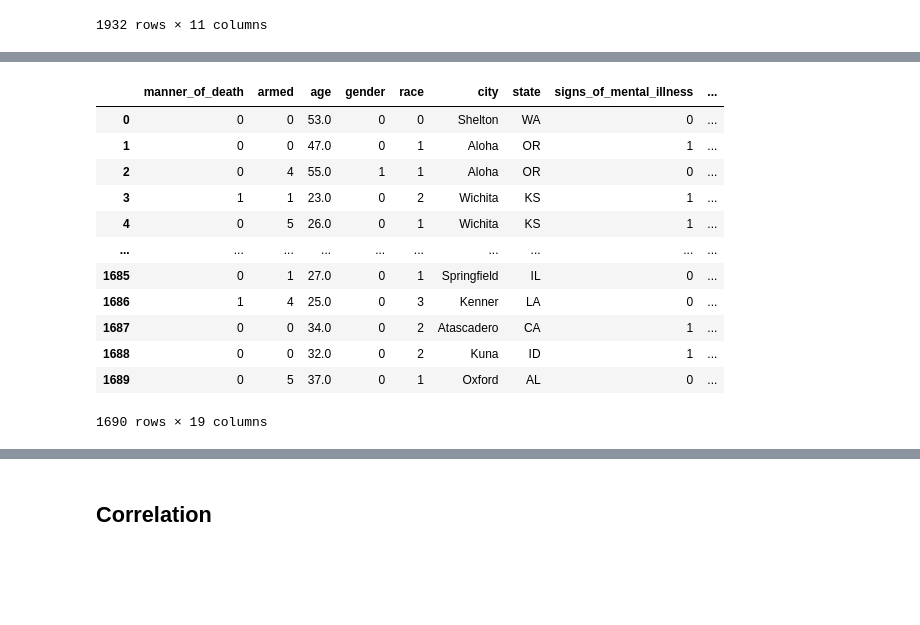
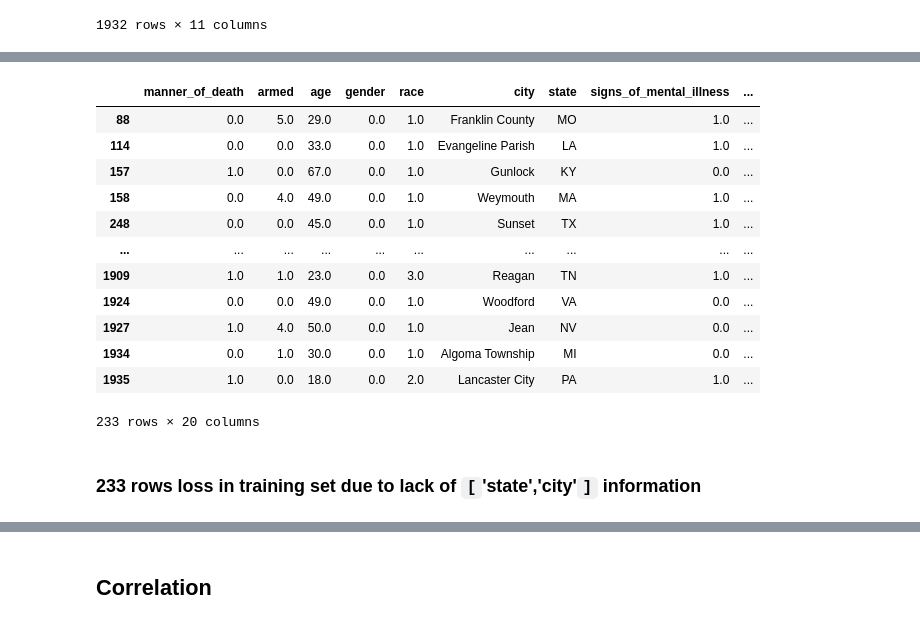
Before and after one commit to xudyang1/data_science_project, a Jupyter notebook: 05_07_update.ipynb, the cells around one changed output, grey strips where cells are left out. Saved outputs shown, nothing was run; the diff lists cells and outputs as text; code cells hidden in the pictures; blank space fills up the shorter version.

```diff
--- a/05_07_update.ipynb
+++ b/05_07_update.ipynb
@@ -134,9 +130,9 @@ memory usage: 1.6+ MB
 # %%
 # merge poverty, edu, race, and income based on Geographic Area and City
 keys = ['Geographic Area', 'City']
-merged = pd.merge(edu, income,on=keys)
-merged = pd.merge(merged, poverty, on=keys)
-merged = pd.merge(merged, race, on=keys)
+merged = pd.merge(edu, income,on=keys, how='outer')
+merged = pd.merge(merged, poverty, on=keys, how='outer')
+merged = pd.merge(merged, race, on=keys, how='outer')
 merged.info()
 # %% [output]
 <class 'pandas.core.frame.DataFrame'>
@@ -912,4 +999,0 @@ merged.head()
-# %%
-for i in range(len(merged)):
-  merged['city'][i]=' '.join(merged['city'][i].split()[:-1])
-merged.head()
@@ -925,0 +1000,4 @@ See the caveats in the documentation: https://pandas.pydata.org/pandas-docs/stab
+# %%
+# delete the last word in merged['city] for city name comformity
+merged.city=merged.city.apply(lambda x: ' '.join(x.split()[:-1]))
+merged
@@ -1013,18 +1105,20 @@ merged
 # %%
-train_merge = pd.merge(train,merged,on=["state","city"])
-# print(train_merge.isnull().sum())
-train_merge
+train_merge = pd.merge(train,merged, on=['state','city'], how = 'outer', indicator=True)
+
+train_merge.query('_merge == "left_only"')
 # %% [output]
 |  | manner_of_death | armed | age | gender | race | city | state | signs_of_mental_illness | ... |
-| 0 | 0 | 0 | 53.0 | 0 | 0 | Shelton | WA | 0 | ... |
-| 1 | 0 | 0 | 47.0 | 0 | 1 | Aloha | OR | 1 | ... |
-| 2 | 0 | 4 | 55.0 | 1 | 1 | Aloha | OR | 0 | ... |
-| 3 | 1 | 1 | 23.0 | 0 | 2 | Wichita | KS | 1 | ... |
-| 4 | 0 | 5 | 26.0 | 0 | 1 | Wichita | KS | 1 | ... |
+| 88 | 0.0 | 5.0 | 29.0 | 0.0 | 1.0 | Franklin County | MO | 1.0 | ... |
+| 114 | 0.0 | 0.0 | 33.0 | 0.0 | 1.0 | Evangeline Parish | LA | 1.0 | ... |
+| 157 | 1.0 | 0.0 | 67.0 | 0.0 | 1.0 | Gunlock | KY | 0.0 | ... |
+| 158 | 0.0 | 4.0 | 49.0 | 0.0 | 1.0 | Weymouth | MA | 1.0 | ... |
+| 248 | 0.0 | 0.0 | 45.0 | 0.0 | 1.0 | Sunset | TX | 1.0 | ... |
 | ... | ... | ... | ... | ... | ... | ... | ... | ... | ... |
-| 1685 | 0 | 1 | 27.0 | 0 | 1 | Springfield | IL | 0 | ... |
-| 1686 | 1 | 4 | 25.0 | 0 | 3 | Kenner | LA | 0 | ... |
-| 1687 | 0 | 0 | 34.0 | 0 | 2 | Atascadero | CA | 1 | ... |
-| 1688 | 0 | 0 | 32.0 | 0 | 2 | Kuna | ID | 1 | ... |
-| 1689 | 0 | 5 | 37.0 | 0 | 1 | Oxford | AL | 0 | ... |
+| 1909 | 1.0 | 1.0 | 23.0 | 0.0 | 3.0 | Reagan | TN | 1.0 | ... |
+| 1924 | 0.0 | 0.0 | 49.0 | 0.0 | 1.0 | Woodford | VA | 0.0 | ... |
+| 1927 | 1.0 | 4.0 | 50.0 | 0.0 | 1.0 | Jean | NV | 0.0 | ... |
+| 1934 | 0.0 | 1.0 | 30.0 | 0.0 | 1.0 | Algoma Township | MI | 0.0 | ... |
+| 1935 | 1.0 | 0.0 | 18.0 | 0.0 | 2.0 | Lancaster City | PA | 1.0 | ... |
-1690 rows × 19 columns
+233 rows × 20 columns
+# %% [markdown]
+### 233 rows loss in training set due to lack of `[`'state','city'`]` information
```
Also changed, not shown: parts of 37 cells of this notebook.
